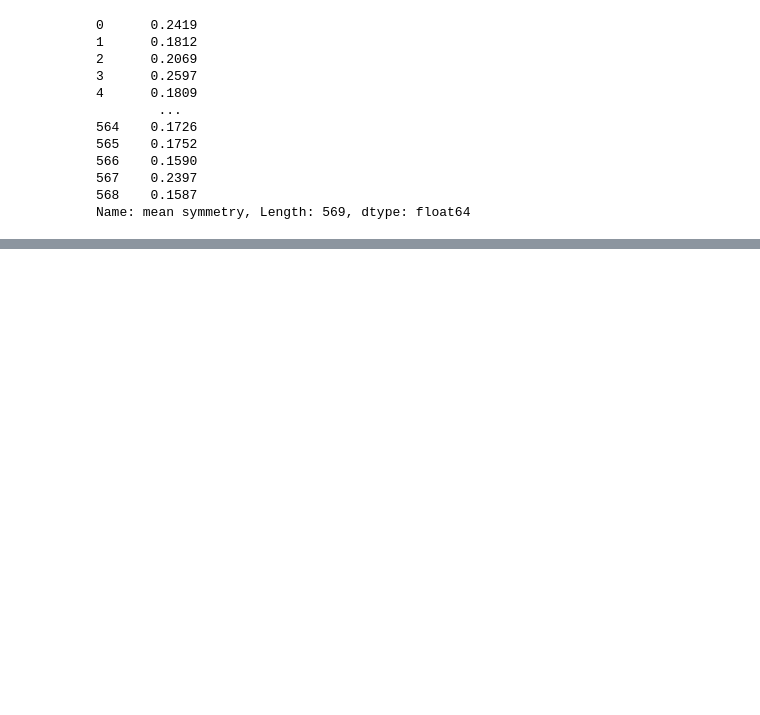
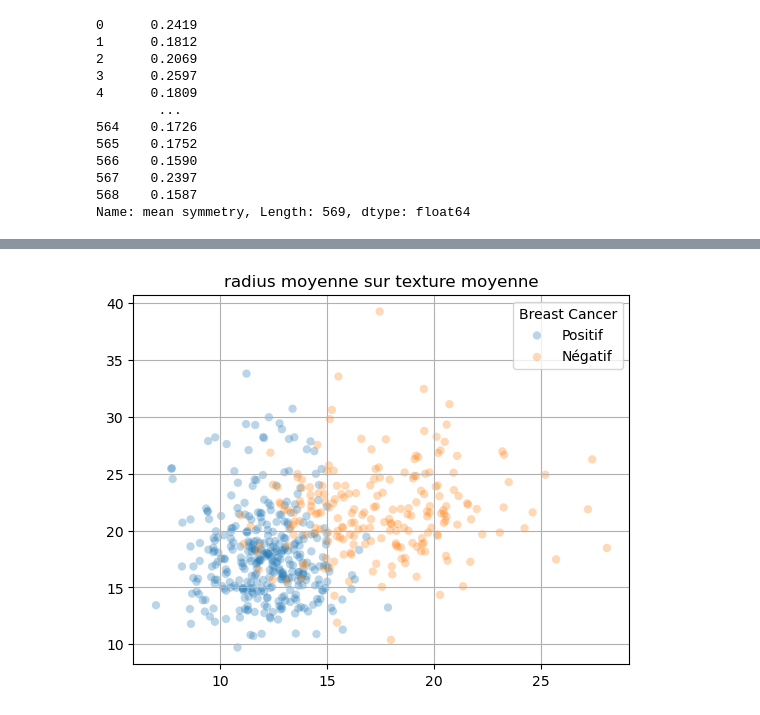
Before and after one commit to YuTingdata/regression_logistique, a Jupyter notebook: logistic_regression.ipynb, the cells around one changed output, grey strips where cells are left out. Drawn from its saved outputs; the diff is of its cells as text; code cells hidden in the pictures; blank space fills up the shorter version.

```diff
--- a/logistic_regression.ipynb
+++ b/logistic_regression.ipynb
@@ -110,0 +100,4 @@ scatter_plot(X, 'mean_area', 'mean_symmetry', y, "surface moyenne sur symmetrie
+# %%
+scatter_plot(X, 'mean radius', 'mean texture', y, "radius moyenne sur texture moyenne")
+# %% [output]
+[figure, added]
```
Also changed, not shown: parts of 18 cells of this notebook.
